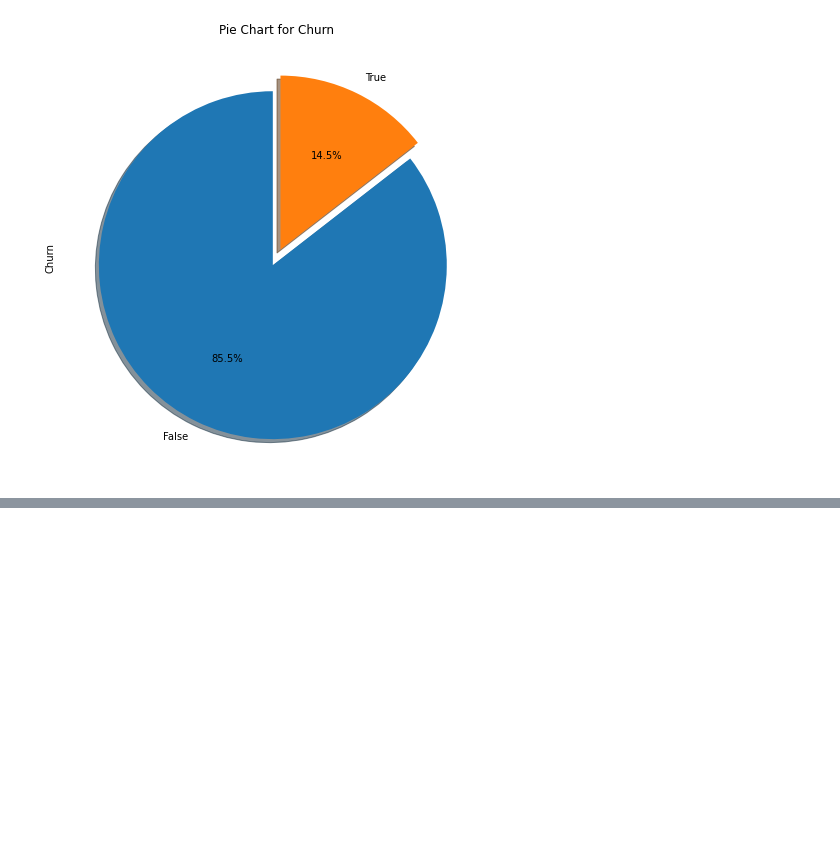
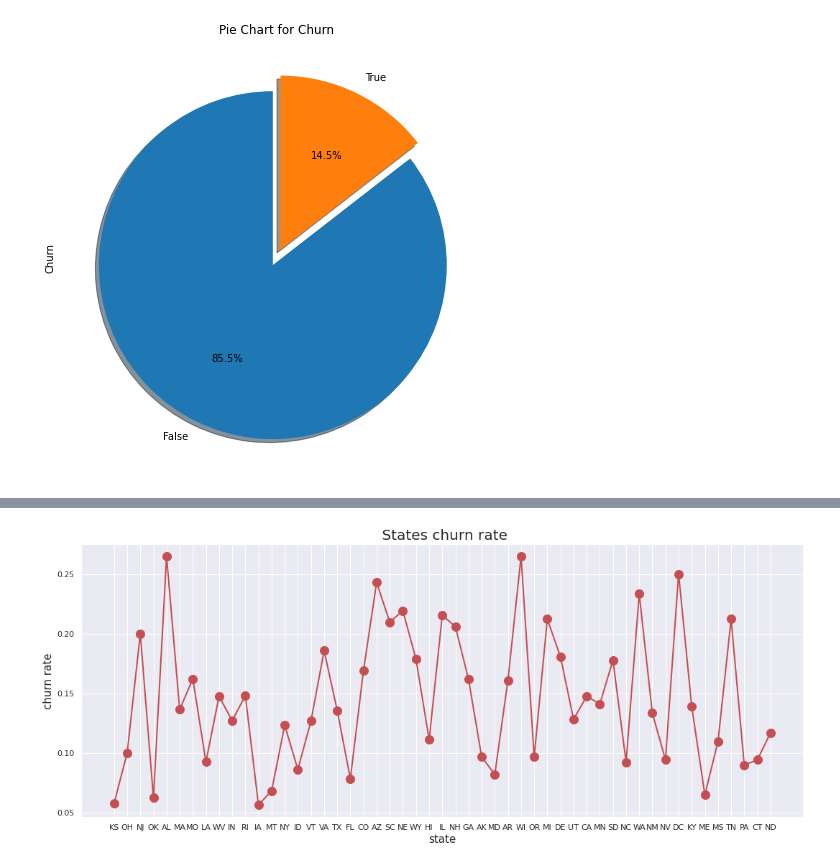
Before and after one commit to Saurabh230295/Telecom-Churn, a Jupyter notebook: Telecom_Churn_Analysis_Capstone_Project.ipynb, the cells around one changed output, grey strips where cells are left out. Cells and saved outputs as stored; diff of their text form; code cells hidden in the pictures; blank space fills up the shorter version.

```diff
--- a/Telecom_Churn_Analysis_Capstone_Project.ipynb
+++ b/Telecom_Churn_Analysis_Capstone_Project.ipynb
@@ -263,0 +299,14 @@ plt.show()
+# %%
+s1=telecom_df['State'].unique()
+s2=telecom_df.groupby(['State'])['Churn'].mean()
+
+plt.rcParams['figure.figsize'] = (18, 7)
+
+plt.plot(s1,s2,color='r', marker='o', linewidth=2, markersize=12)
+
+plt.title(" States churn rate", fontsize = 20)
+plt.xlabel('state', fontsize = 15)
+plt.ylabel('churn rate', fontsize = 15)
+plt.show()
+# %% [output]
+[figure, added]
```
Also changed, not shown: parts of 42 cells of this notebook.
